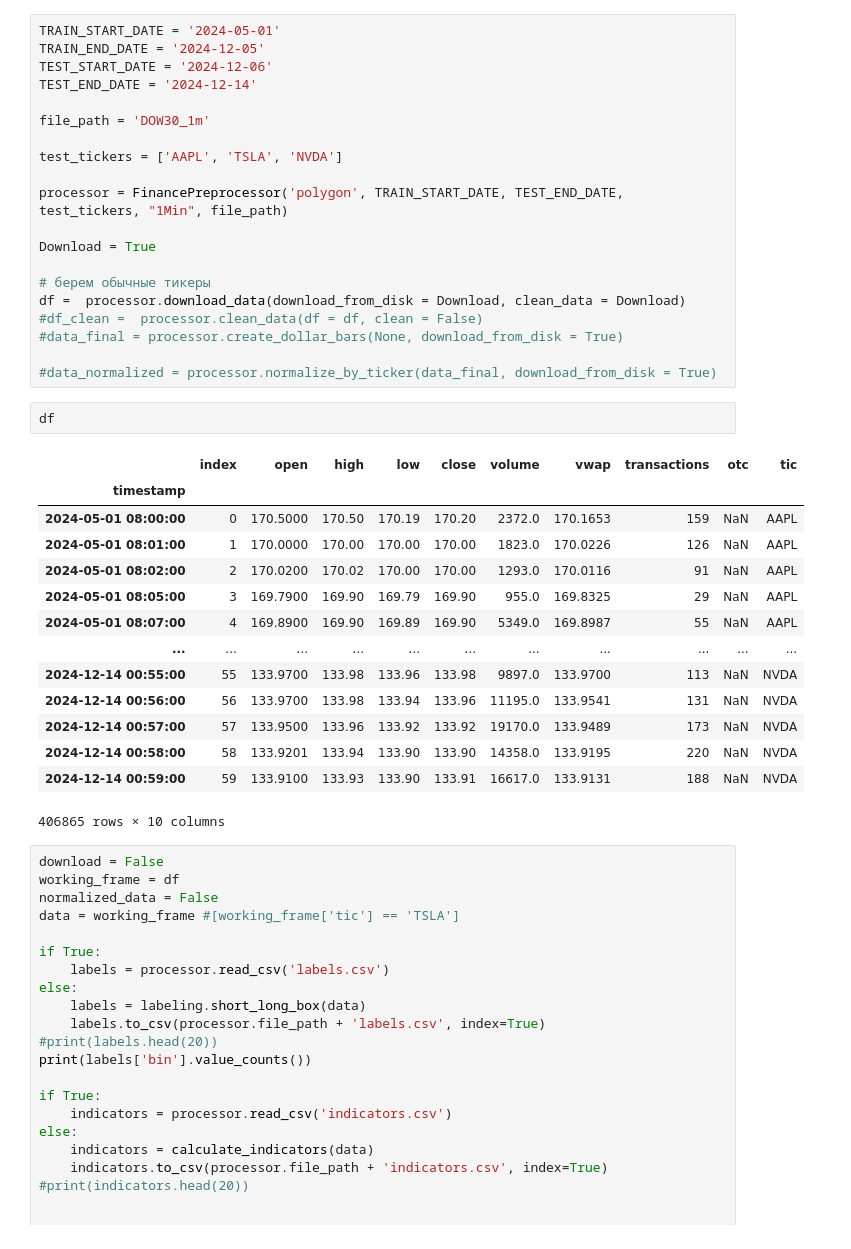
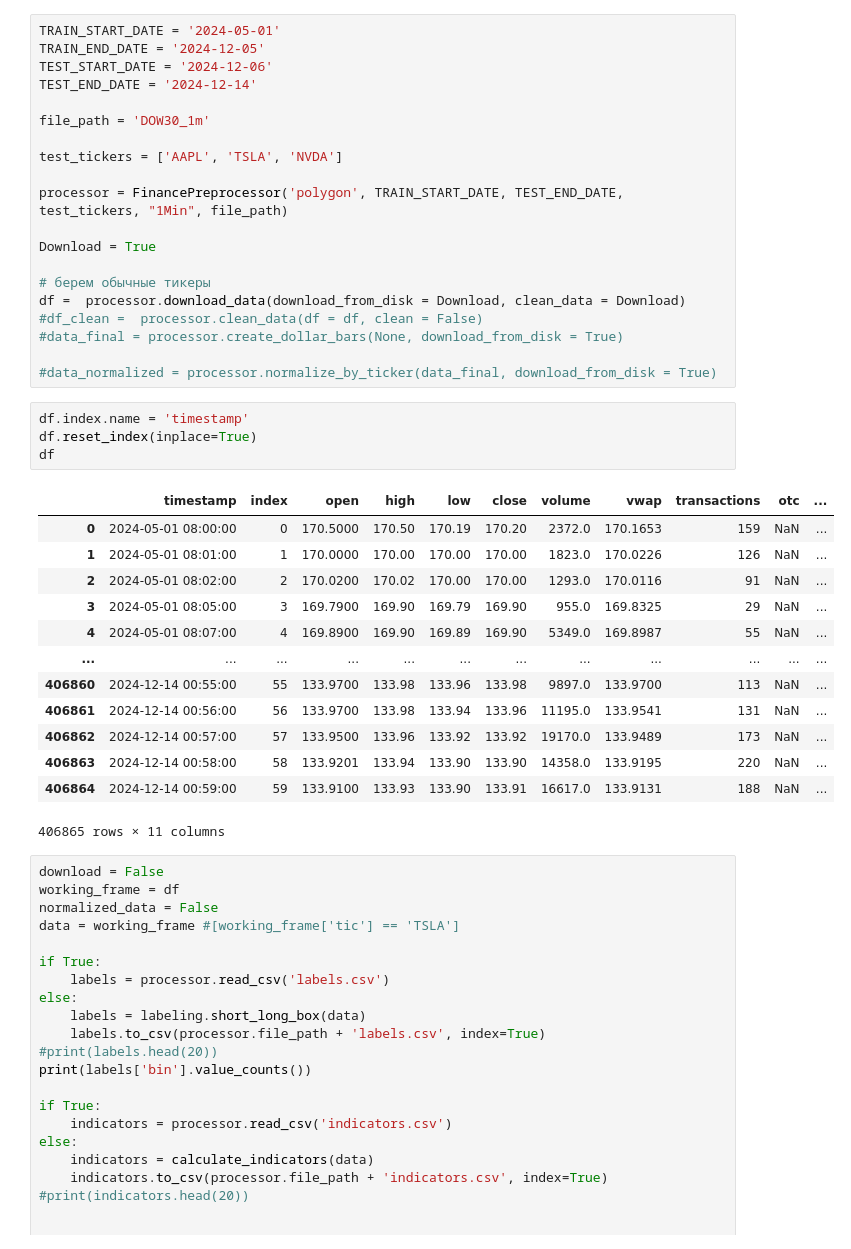
Before and after one commit to SvenTern/algotrade, a Jupyter notebook: test_trend_correlations.ipynb, the cells around one changed output. Drawn from its saved outputs; the diff is of its cells as text.

```diff
--- a/test_trend_correlations.ipynb
+++ b/test_trend_correlations.ipynb
@@ -144,23 +144,24 @@ df =  processor.download_data(download_from_disk = Download, clean_data = Downlo
 #data_final = processor.create_dollar_bars(None, download_from_disk = True)
 
 #data_normalized = processor.normalize_by_ticker(data_final, download_from_disk = True)
-# %%
-df
-# %% [output]
-|  | index | open | high | low | close | volume | vwap | transactions | otc | tic |
-| timestamp |  |  |  |  |  |  |  |  |  |  |
-| 2024-05-01 08:00:00 | 0 | 170.5000 | 170.50 | 170.19 | 170.20 | 2372.0 | 170.1653 | 159 | NaN | AAPL |
-| 2024-05-01 08:01:00 | 1 | 170.0000 | 170.00 | 170.00 | 170.00 | 1823.0 | 170.0226 | 126 | NaN | AAPL |
-| 2024-05-01 08:02:00 | 2 | 170.0200 | 170.02 | 170.00 | 170.00 | 1293.0 | 170.0116 | 91 | NaN | AAPL |
-| 2024-05-01 08:05:00 | 3 | 169.7900 | 169.90 | 169.79 | 169.90 | 955.0 | 169.8325 | 29 | NaN | AAPL |
-| 2024-05-01 08:07:00 | 4 | 169.8900 | 169.90 | 169.89 | 169.90 | 5349.0 | 169.8987 | 55 | NaN | AAPL |
-| ... | ... | ... | ... | ... | ... | ... | ... | ... | ... | ... |
-| 2024-12-14 00:55:00 | 55 | 133.9700 | 133.98 | 133.96 | 133.98 | 9897.0 | 133.9700 | 113 | NaN | NVDA |
-| 2024-12-14 00:56:00 | 56 | 133.9700 | 133.98 | 133.94 | 133.96 | 11195.0 | 133.9541 | 131 | NaN | NVDA |
-| 2024-12-14 00:57:00 | 57 | 133.9500 | 133.96 | 133.92 | 133.92 | 19170.0 | 133.9489 | 173 | NaN | NVDA |
-| 2024-12-14 00:58:00 | 58 | 133.9201 | 133.94 | 133.90 | 133.90 | 14358.0 | 133.9195 | 220 | NaN | NVDA |
-| 2024-12-14 00:59:00 | 59 | 133.9100 | 133.93 | 133.90 | 133.91 | 16617.0 | 133.9131 | 188 | NaN | NVDA |
-406865 rows × 10 columns
+# %%
+df.index.name = 'timestamp'
+df.reset_index(inplace=True)
+df
+# %% [output]
+|  | timestamp | index | open | high | low | close | volume | vwap | transactions | otc | ... |
+| 0 | 2024-05-01 08:00:00 | 0 | 170.5000 | 170.50 | 170.19 | 170.20 | 2372.0 | 170.1653 | 159 | NaN | ... |
+| 1 | 2024-05-01 08:01:00 | 1 | 170.0000 | 170.00 | 170.00 | 170.00 | 1823.0 | 170.0226 | 126 | NaN | ... |
+| 2 | 2024-05-01 08:02:00 | 2 | 170.0200 | 170.02 | 170.00 | 170.00 | 1293.0 | 170.0116 | 91 | NaN | ... |
+| 3 | 2024-05-01 08:05:00 | 3 | 169.7900 | 169.90 | 169.79 | 169.90 | 955.0 | 169.8325 | 29 | NaN | ... |
+| 4 | 2024-05-01 08:07:00 | 4 | 169.8900 | 169.90 | 169.89 | 169.90 | 5349.0 | 169.8987 | 55 | NaN | ... |
+| ... | ... | ... | ... | ... | ... | ... | ... | ... | ... | ... | ... |
+| 406860 | 2024-12-14 00:55:00 | 55 | 133.9700 | 133.98 | 133.96 | 133.98 | 9897.0 | 133.9700 | 113 | NaN | ... |
+| 406861 | 2024-12-14 00:56:00 | 56 | 133.9700 | 133.98 | 133.94 | 133.96 | 11195.0 | 133.9541 | 131 | NaN | ... |
+| 406862 | 2024-12-14 00:57:00 | 57 | 133.9500 | 133.96 | 133.92 | 133.92 | 19170.0 | 133.9489 | 173 | NaN | ... |
+| 406863 | 2024-12-14 00:58:00 | 58 | 133.9201 | 133.94 | 133.90 | 133.90 | 14358.0 | 133.9195 | 220 | NaN | ... |
+| 406864 | 2024-12-14 00:59:00 | 59 | 133.9100 | 133.93 | 133.90 | 133.91 | 16617.0 | 133.9131 | 188 | NaN | ... |
+406865 rows × 11 columns
 # %%
 download = False
 working_frame = df
```
Also changed, not shown: parts of 14 cells of this notebook.
